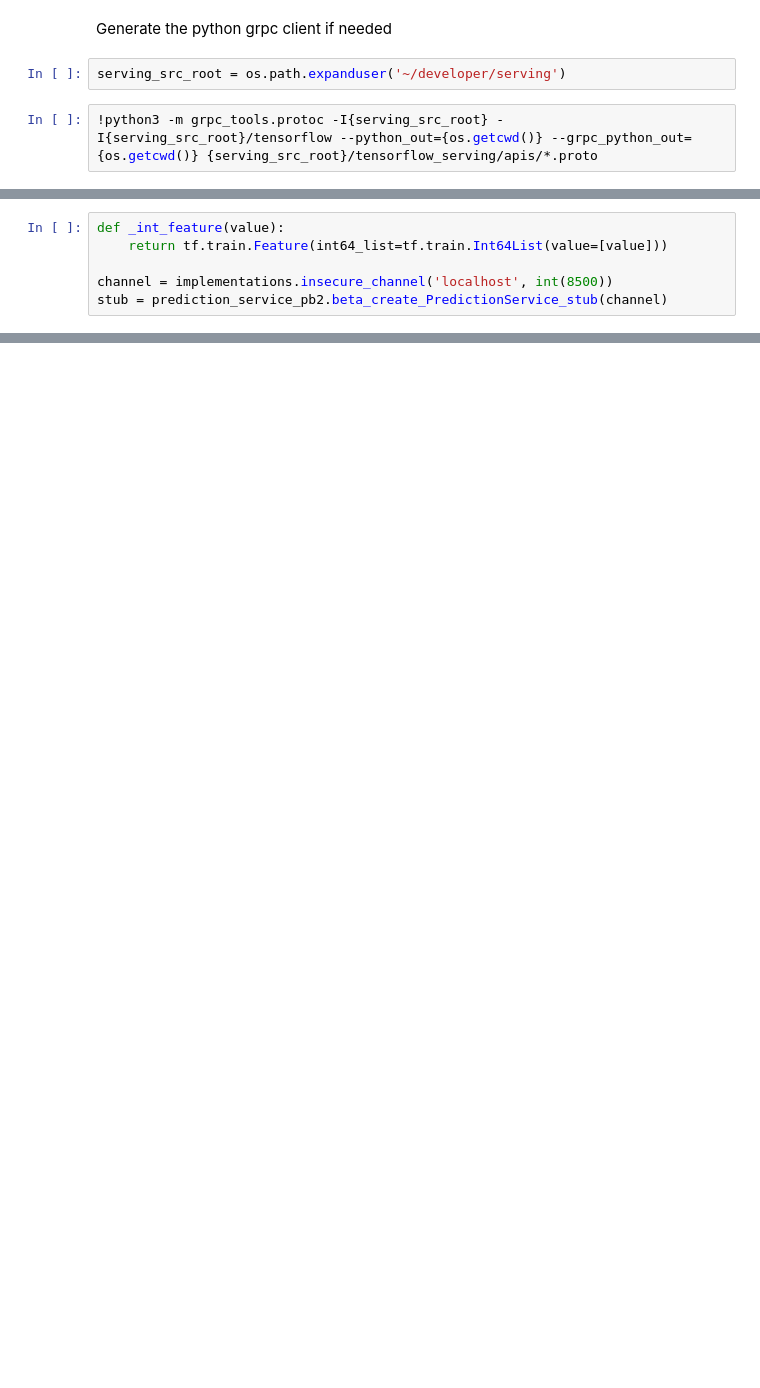
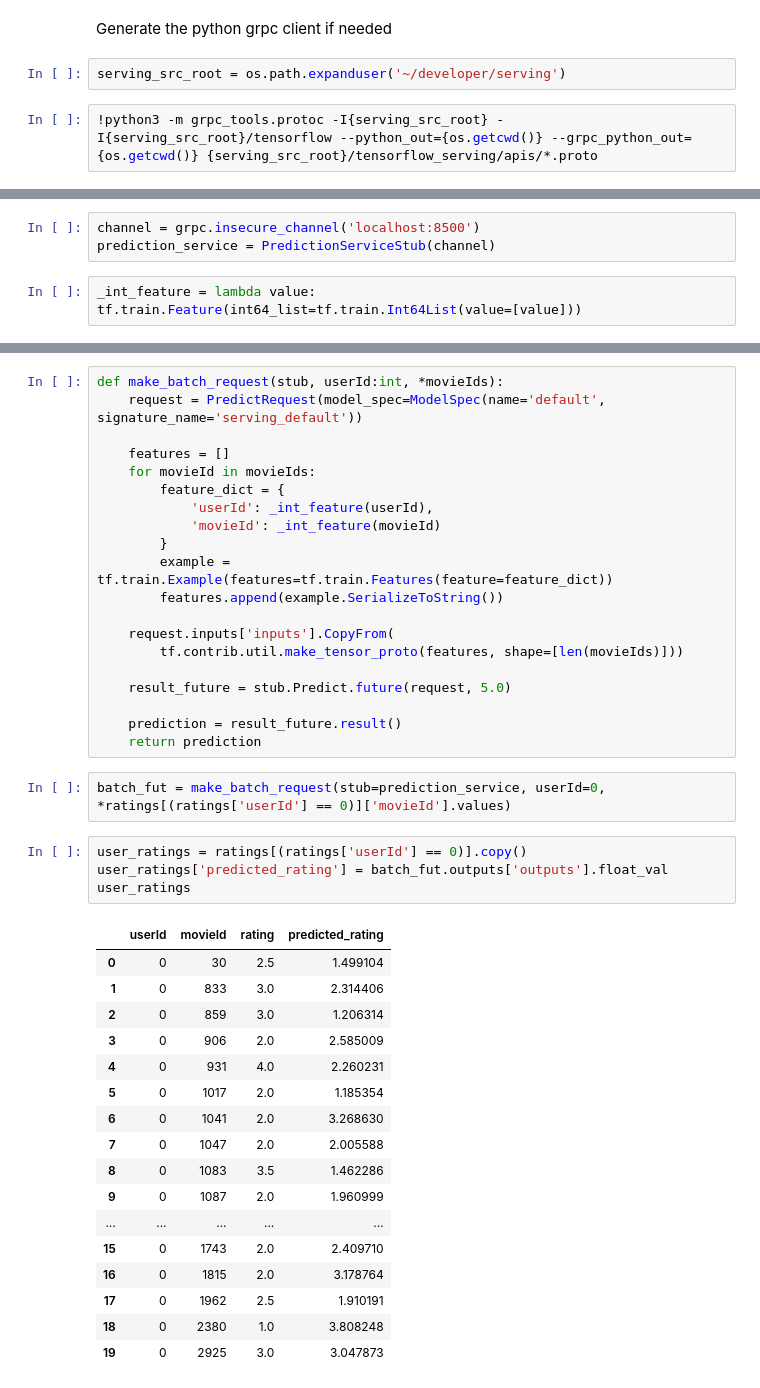
Before and after one commit to damienpontifex/fastai-course, a Jupyter notebook: deeplearning1/lesson4/lesson4.ipynb, the cells around one changed output, grey strips where cells are left out. Saved outputs shown, nothing was run; the diff lists cells and outputs as text; blank space fills up the shorter version.

```diff
--- a/deeplearning1/lesson4/lesson4.ipynb
+++ b/deeplearning1/lesson4/lesson4.ipynb
@@ -166,7 +267,6 @@ from tensorflow_serving.apis import get_model_metadata_pb2
+# %%
+channel = grpc.insecure_channel('localhost:8500')
+prediction_service = PredictionServiceStub(channel)
 # %%
-def _int_feature(value):
-    return tf.train.Feature(int64_list=tf.train.Int64List(value=[value]))
-
-channel = implementations.insecure_channel('localhost', int(8500))
-stub = prediction_service_pb2.beta_create_PredictionService_stub(channel)
+_int_feature = lambda value: tf.train.Feature(int64_list=tf.train.Int64List(value=[value]))
 # %%
@@ -201,0 +320,44 @@ Wall time: 5.39 ms
+# %%
+def make_batch_request(stub, userId:int, *movieIds):
+    request = PredictRequest(model_spec=ModelSpec(name='default', signature_name='serving_default'))
+
+    features = []
+    for movieId in movieIds:
+        feature_dict = {
+            'userId': _int_feature(userId),
+            'movieId': _int_feature(movieId)
+        }
+        example = tf.train.Example(features=tf.train.Features(feature=feature_dict))
+        features.append(example.SerializeToString())
+
+    request.inputs['inputs'].CopyFrom(
+        tf.contrib.util.make_tensor_proto(features, shape=[len(movieIds)]))
+
+    result_future = stub.Predict.future(request, 5.0)
+
+    prediction = result_future.result()
+    return prediction
+# %%
+batch_fut = make_batch_request(stub=prediction_service, userId=0, *ratings[(ratings['userId'] == 0)]['movieId'].values)
+# %%
+user_ratings = ratings[(ratings['userId'] == 0)].copy()
+user_ratings['predicted_rating'] = batch_fut.outputs['outputs'].float_val
+user_ratings
+# %% [output]
+|  | userId | movieId | rating | predicted_rating |
+| 0 | 0 | 30 | 2.5 | 1.499104 |
+| 1 | 0 | 833 | 3.0 | 2.314406 |
+| 2 | 0 | 859 | 3.0 | 1.206314 |
+| 3 | 0 | 906 | 2.0 | 2.585009 |
+| 4 | 0 | 931 | 4.0 | 2.260231 |
+| 5 | 0 | 1017 | 2.0 | 1.185354 |
+| 6 | 0 | 1041 | 2.0 | 3.268630 |
+| 7 | 0 | 1047 | 2.0 | 2.005588 |
+| 8 | 0 | 1083 | 3.5 | 1.462286 |
+| 9 | 0 | 1087 | 2.0 | 1.960999 |
+| ... | ... | ... | ... | ... |
+| 15 | 0 | 1743 | 2.0 | 2.409710 |
+| 16 | 0 | 1815 | 2.0 | 3.178764 |
+| 17 | 0 | 1962 | 2.5 | 1.910191 |
+| 18 | 0 | 2380 | 1.0 | 3.808248 |
+| 19 | 0 | 2925 | 3.0 | 3.047873 |
```
Also changed, not shown: parts of 34 cells of this notebook.
